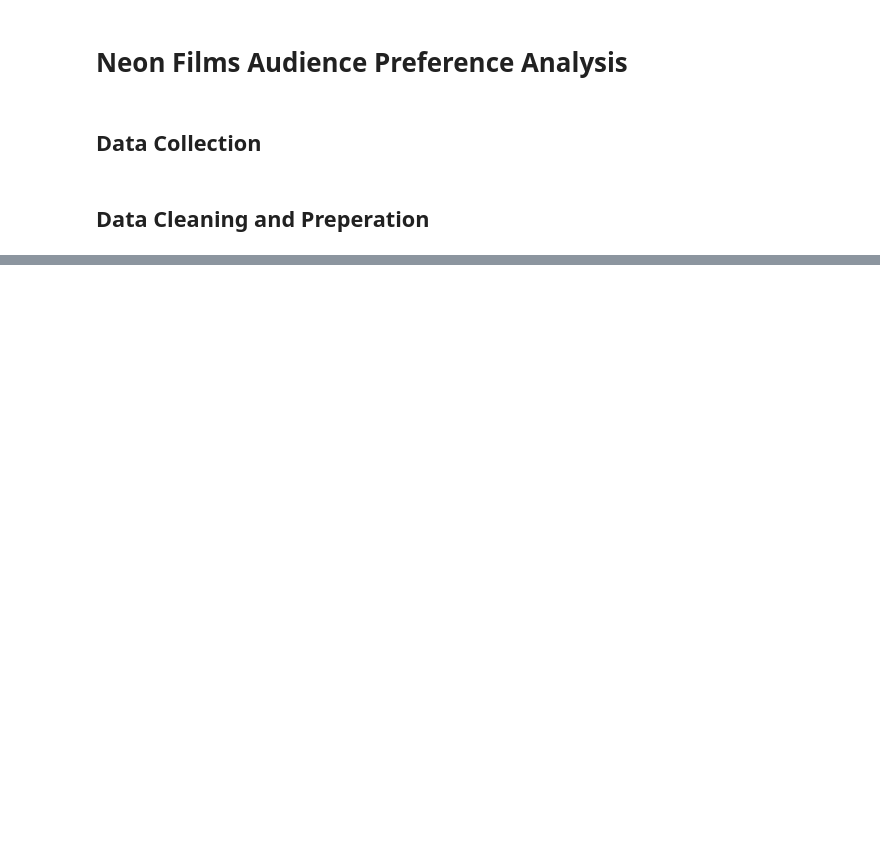
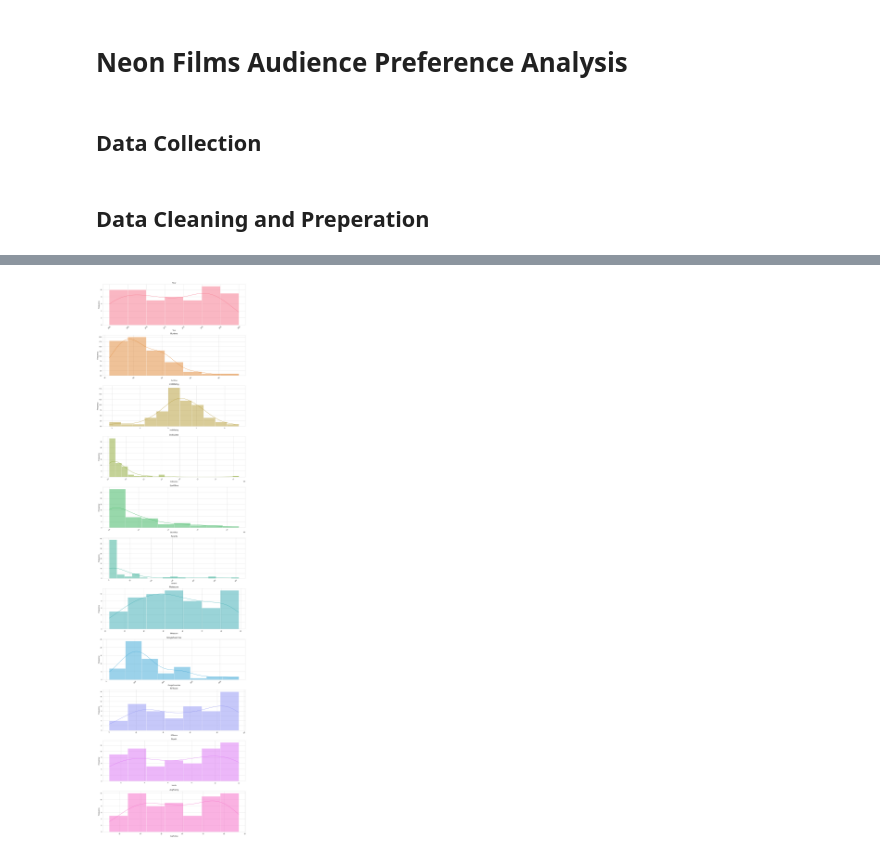
Before and after one commit to pegahbkz/neon-movies, a Jupyter notebook: neon-films.ipynb, the cells around one changed output, grey strips where cells are left out. Cells and saved outputs as stored; diff of their text form; code cells hidden in the pictures; blank space fills up the shorter version.

Commit message:
added visualizations

```diff
--- a/neon-films.ipynb
+++ b/neon-films.ipynb
@@ -184,6 +179,7 @@ def transform_data(df):
     df["Awards"] = df["Awards"].apply(
         lambda x: sum(map(int, re.findall(r'\d+', x))) if isinstance(x, str) and re.search(r'\d', x) else pd.NA
     )
+    df["Awards"] = pd.to_numeric(df["Awards"], errors='coerce')
 
     df = df.drop("Poster", axis=1)
 
@@ -205,0 +204,3 @@ movies_df.to_csv("data/transformed_movies.csv", index=False)
+# %%
+# filter movies to movies released after 2006 with available box office earnings
+movies_df_filtered = movies_df[(movies_df["Year"] >= 2006) & (movies_df["BoxOffice"].notna())]
@@ -205,0 +222,19 @@ movies_df.to_csv("data/transformed_movies.csv", index=False)
+# %%
+def plot_histograms(df, features):
+    sns.set_style("whitegrid")
+    palette = sns.color_palette("husl", len(features))
+
+    fig, axes = plt.subplots(nrows=len(features), ncols=1, figsize=(15, 5 * len(features)))
+    for ax, col, color in zip(axes, features, palette):
+        sns.histplot(df[col], kde=True, ax=ax, color=color)
+        ax.set_title(col, fontsize=14)
+        ax.set_xlabel(col, fontsize=12)
+        ax.set_ylabel('Frequency', fontsize=12)
+        ax.tick_params(axis='x', rotation=45)
+    plt.tight_layout()
+    plt.show()
+
+numerical_columns = ["Year", "Runtime", "imdbRating", "imdbVotes", "BoxOffice", "Awards", "Metascore", "GoogleSearches", "RTScore", "Month", "AvgRating"]
+plot_histograms(movies_df_filtered, numerical_columns)
+# %% [output]
+[figure, added]
```
Also changed, not shown: parts of 9 cells of this notebook.
